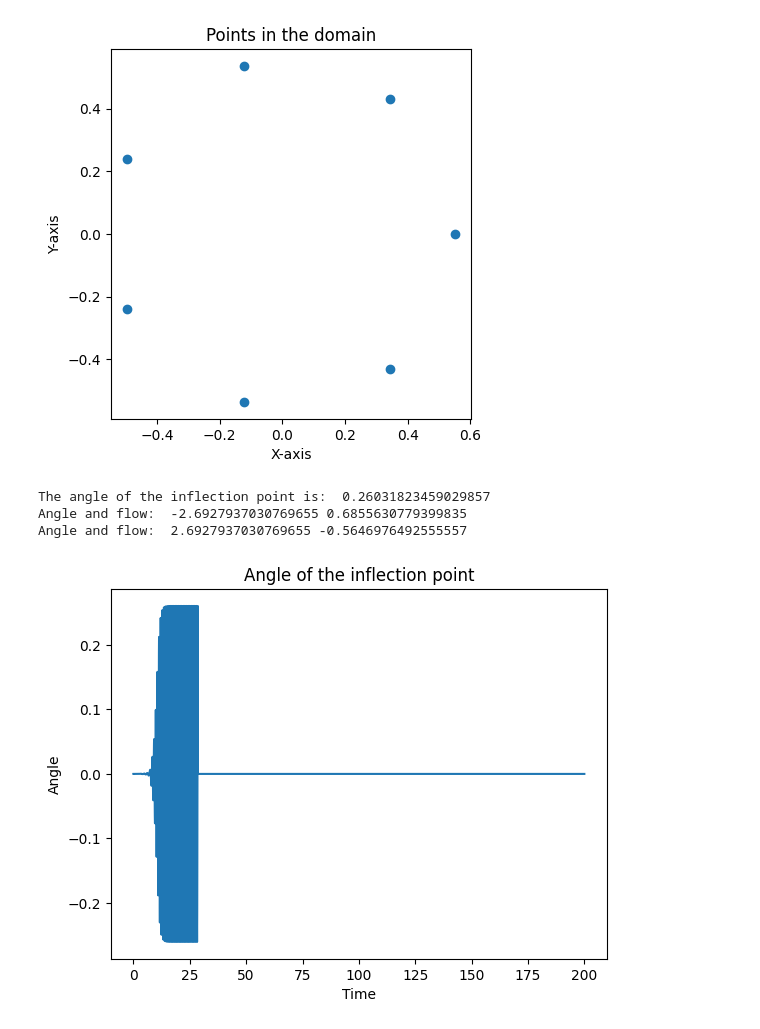
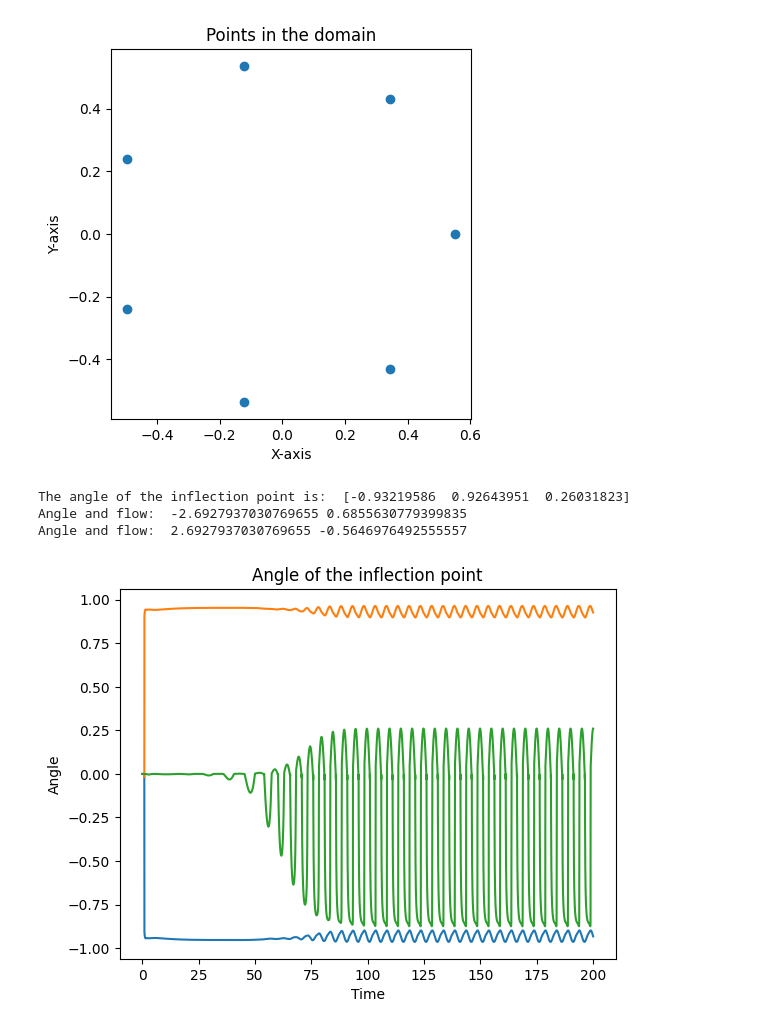
Before and after one commit to ExtremeFLOW/neko-top, a Jupyter notebook: scripts/cylinder_benchmark.ipynb, the cells around one changed output. Saved outputs shown, nothing was run; the diff lists cells and outputs as text; code cells hidden in the pictures.

Commit message:
Inflection points seem to work

```diff
--- a/scripts/cylinder_benchmark.ipynb
+++ b/scripts/cylinder_benchmark.ipynb
@@ -61,11 +69,10 @@ if not 'is_initialized' in locals():
     points, fields, times, field_names = read_probes(file_name)
     N_points = points.shape[0]
     N_fields = fields.shape[1]
-    N_times = int(times.shape[0] / N_points)
+    N_times = times.shape[0]
     is_initialized = True
 
 # Plot the points in a 2D plot. (Z-axis should be constant)
-import matplotlib.pyplot as plt
 
 fig = plt.figure()
 ax = fig.add_subplot(111)
@@ -78,9 +85,6 @@ plt.show()
 # %% [output]
 [figure]
 # %%
-import numpy as np
-
-
 def compute_angle(center, point, axis=np.array([1.0, 0.0, 0.0])):
     """
     Compute the angle between the center and the point
@@ -91,13 +95,8 @@ def compute_angle(center, point, axis=np.array([1.0, 0.0, 0.0])):
 
     return angle
 
-
-# Plot the points in a 2D plot. (Z-axis should be constant)
-import matplotlib.pyplot as plt
-
 center = np.array([0.0, 0.0, 0.0])
-
-angle_inflection = np.zeros(len(times))
+angle_inflection = np.zeros([len(times), 3])
 
 for ti in range(N_times):
     t = times[ti]
@@ -123,37 +122,75 @@ for ti in range(N_times):
     idx = np.argsort(angles)
 
     i_p = int(1 / 4 * len(idx))
+    i_n = i_p + 1
+
+    while (flow[idx[i_p]] <= 0 or flow[idx[i_n]] >= 0
+           or flow[idx[i_p]] < flow[idx[i_n]]):
+        s = -1
+
+        i_p = (i_p + s) % len(idx)
+        i_n = (i_n + s) % len(idx)
+
+    # Compute the angle of the inflection point
+    angle_p = angles[idx[i_p]]
+    angle_n = angles[idx[i_n]]
+    flow_p = flow[idx[i_p]]
+    flow_n = flow[idx[i_n]]
+
+    angle_inflection[ti, 0] = angle_n + (angle_p - angle_n) * flow_n / (flow_n -
+                                                                     flow_p)
+
+    i_p = int(3 / 4 * len(idx))
+    i_n = i_p + 1
+
+    while (flow[idx[i_p]] <= 0 or flow[idx[i_n]] >= 0
+           or flow[idx[i_p]] < flow[idx[i_n]]):
+        s = -1
+
+        i_p = (i_p + s) % len(idx)
+        i_n = (i_n + s) % len(idx)
+
+    # Compute the angle of the inflection point
+    angle_p = angles[idx[i_p]]
+    angle_n = angles[idx[i_n]]
+    flow_p = flow[idx[i_p]]
+    flow_n = flow[idx[i_n]]
+
+    angle_inflection[ti, 1] = angle_n + (angle_p - angle_n) * flow_n / (flow_n -
+                                                                     flow_p)
+
+    i_p = int(2 / 4 * len(idx))
     i_n = i_p - 1
 
     while (flow[idx[i_p]] <= 0 or flow[idx[i_n]] >= 0
            or flow[idx[i_p]] < flow[idx[i_n]]):
         s = -1
 
         i_p = (i_p + s) % len(idx)
         i_n = (i_n + s) % len(idx)
 
     # Compute the angle of the inflection point
     angle_p = angles[idx[i_p]]
     angle_n = angles[idx[i_n]]
     flow_p = flow[idx[i_p]]
     flow_n = flow[idx[i_n]]
 
-    angle_inflection[ti] = angle_n + (angle_p - angle_n) * flow_n / (flow_n -
+    angle_inflection[ti, 2] = angle_n + (angle_p - angle_n) * flow_n / (flow_n -
                                                                      flow_p)
 
 print("The angle of the inflection point is: ", angle_inflection[ti])
 print("Angle and flow: ", angle_p, flow_p)
 print("Angle and flow: ", angle_n, flow_n)
 
 fig = plt.figure()
 ax = fig.add_subplot(111)
 ax.plot(times, angle_inflection)
 plt.title("Angle of the inflection point")
 plt.xlabel("Time")
 plt.ylabel("Angle")
 plt.show()
 # %% [output]
-The angle of the inflection point is:  0.26031823459029857
+The angle of the inflection point is:  [-0.93219586  0.92643951  0.26031823]
 Angle and flow:  -2.6927937030769655 0.6855630779399835
 Angle and flow:  2.6927937030769655 -0.5646976492555557
-[figure, old version]
+[figure, new version]
```
Also changed, not shown: parts of 1 cell of this notebook, 2 other files.
